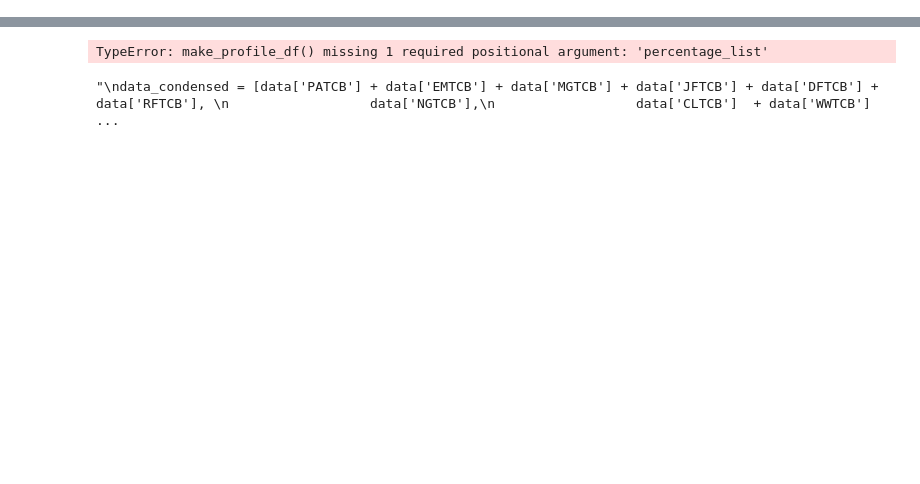
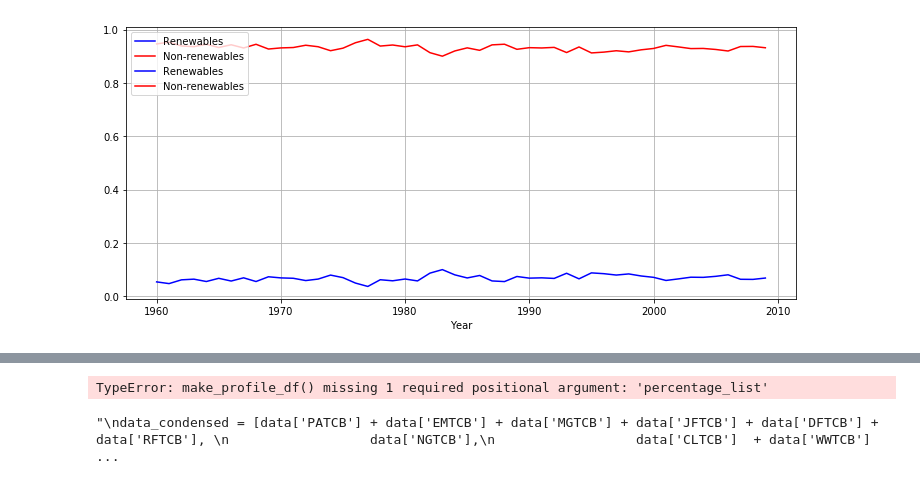
Before and after one commit to timholds/MathContestModeling2018, a Jupyter notebook: MCM2018.ipynb, the cells around one changed output, grey strips where cells are left out. Drawn from its saved outputs; the diff is of its cells as text; code cells hidden in the pictures; blank space fills up the shorter version.

Commit message:
Added plots of energy sources over time for a given state

```diff
--- a/MCM2018.ipynb
+++ b/MCM2018.ipynb
@@ -269,0 +292,71 @@ def get_state_profiles_2009(state):
+# %%
+def plot_split_over_time(state1):
+    state = state1
+    df = data_in()
+    data1 = df[df.loc[:, 'StateCode'] == state]
+    # Get their data for the relevant columns as a series over all the years
+
+    data = data1.filter(items=['Year', 'MSN', 'Data']).set_index(['Year'])
+    # print(data)
+
+    dfPA = data[data.loc[:, 'MSN'] == 'PATCB']
+    dfEM = data[data.loc[:, 'MSN'] == 'EMTCB']
+    dfJF = data[data.loc[:, 'MSN'] == 'JFTCB']
+    dfMG = data[data.loc[:, 'MSN'] == 'MGTCB']
+    dfRF = data[data.loc[:, 'MSN'] == 'RFTCB']
+    dfDF = data[data.loc[:, 'MSN'] == 'DFTCB']
+    petro = dfPA.loc[:, 'Data'] + dfEM.loc[:, 'Data'] + dfJF.loc[:, 'Data'] + dfMG.loc[:, 'Data'] + dfRF.loc[:, 'Data'] + dfDF.loc[:, 'Data']
+
+    dfNG = data[data.loc[:, 'MSN'] == 'NGTCB']
+    natural_gas = dfNG.loc[:, 'Data']
+
+    dfCoal = data[data.loc[:, 'MSN'] == 'CLTCB']
+    dataCoal = dfCoal.loc[:, 'Data']
+
+    dfWood = data[data.loc[:, 'MSN'] == 'WWTCB']
+    dataWood = dfWood.loc[:, 'Data']
+    coal_wood = dataCoal + dataWood
+
+    dfNuc = data[data.loc[:, 'MSN'] == 'NUEGB']
+    nuclear = dfNuc.loc[:, 'Data']
+
+    dfWind = data[data.loc[:, 'MSN'] == 'WYTCB']
+    wind = dfWind.loc[:, 'Data']
+
+    dfSol = data[data.loc[:, 'MSN'] == 'SOTCB']
+    solar = dfSol.loc[:, 'Data']
+
+    dfHydro = data[data.loc[:, 'MSN'] == 'HYTCB']
+    hydro = dfHydro.loc[:, 'Data']
+
+    dfGeo = data[data.loc[:, 'MSN'] == 'GETCB']
+    geo = dfGeo.loc[:, 'Data']
+
+    dfBio = data[data.loc[:, 'MSN'] == 'BMTCB']
+    bio = dfBio.loc[:, 'Data']
+
+    renewables = wind + solar + hydro + geo + bio
+    nonrenewables = petro + natural_gas + coal_wood + nuclear
+
+    data_labels = ['Renewables', 'Non-renewables']
+    data_values = [renewables, nonrenewables]
+
+    dataf = pd.DataFrame(index = data_labels, data=data_values)
+
+    plt.figure(figsize=(12,5))
+    plt.xlabel('Number of requests every 10 minutes')
+
+    total = dataf.loc['Renewables', :] + dataf.loc['Non-renewables', :]
+
+    ax1 = (dataf.loc['Renewables', :]/total).plot(color='blue', grid=True, label='Renewables')
+    ax2 = (dataf.loc['Non-renewables', :]/total).plot(color='red', grid=True, label='Non-renewables')
+
+    h1, l1 = ax1.get_legend_handles_labels()
+    h2, l2 = ax2.get_legend_handles_labels()
+
+    plt.legend(h1+h2, l1+l2, loc=2)
+    plt.show()
+
+plot_split_over_time('CA')
+# %% [output]
+[figure, added]
```
Also changed, not shown: parts of 8 cells of this notebook, 1 other file.
